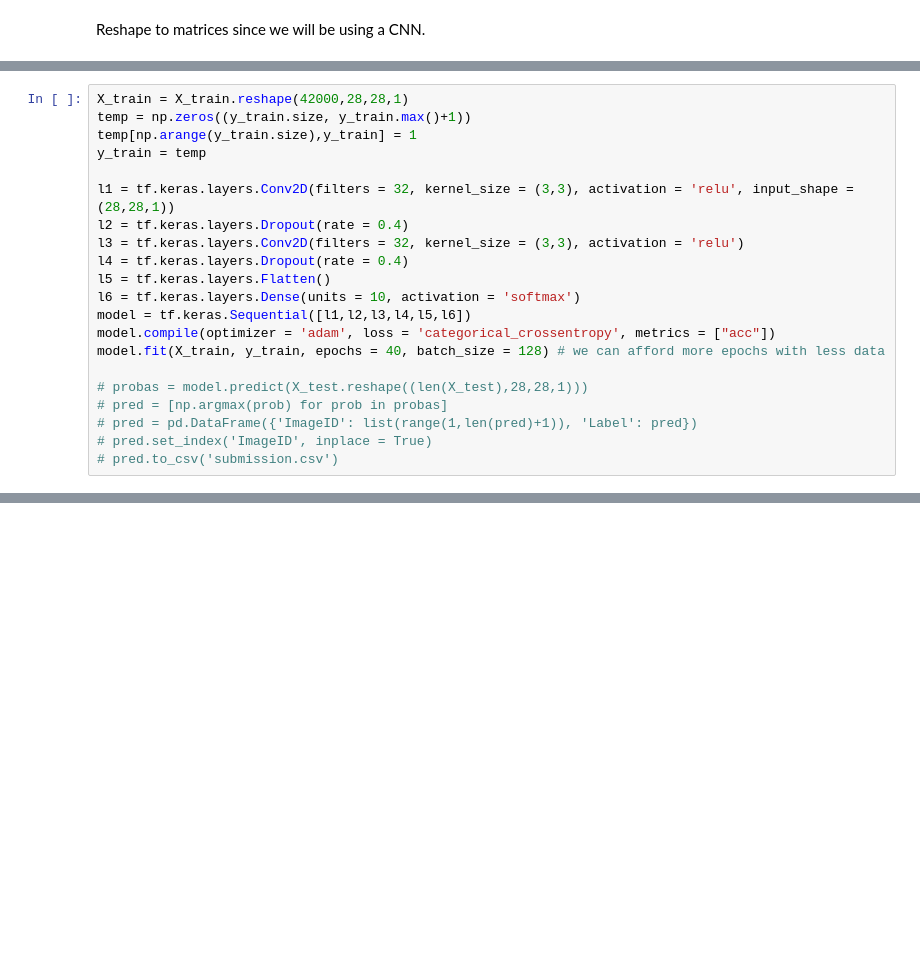
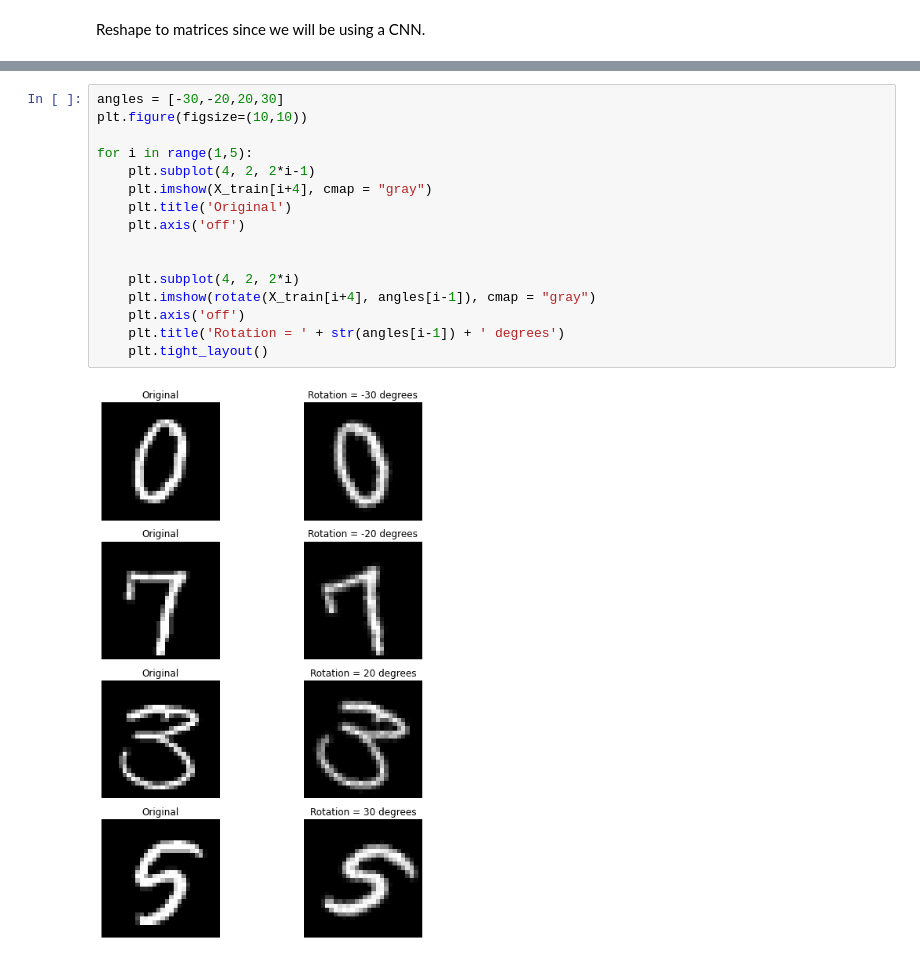
Before and after one commit to EricNeville/Kaggle-Digit-Recognizer, a Jupyter notebook: model.ipynb, the cells around one changed output, grey strips where cells are left out. Saved outputs shown, nothing was run; the diff lists cells and outputs as text; blank space fills up the shorter version.

Commit message:
Added sharpening, more complete comparisons of augmneted data vs original and ideas for where to go next

```diff
--- a/model.ipynb
+++ b/model.ipynb
@@ -191,21 +49,0 @@ Check if the data augmentation is making any improvement by using the same archi
-# %%
-X_train = X_train.reshape(42000,28,28,1)
-temp = np.zeros((y_train.size, y_train.max()+1))
-temp[np.arange(y_train.size),y_train] = 1
-y_train = temp
-
-l1 = tf.keras.layers.Conv2D(filters = 32, kernel_size = (3,3), activation = 'relu', input_shape = (28,28,1))
-l2 = tf.keras.layers.Dropout(rate = 0.4)
-l3 = tf.keras.layers.Conv2D(filters = 32, kernel_size = (3,3), activation = 'relu')
-l4 = tf.keras.layers.Dropout(rate = 0.4)
-l5 = tf.keras.layers.Flatten()
-l6 = tf.keras.layers.Dense(units = 10, activation = 'softmax')
-model = tf.keras.Sequential([l1,l2,l3,l4,l5,l6])
-model.compile(optimizer = 'adam', loss = 'categorical_crossentropy', metrics = ["acc"])
-model.fit(X_train, y_train, epochs = 40, batch_size = 128) # we can afford more epochs with less data
-
-# probas = model.predict(X_test.reshape((len(X_test),28,28,1)))
-# pred = [np.argmax(prob) for prob in probas]
-# pred = pd.DataFrame({'ImageID': list(range(1,len(pred)+1)), 'Label': pred})
-# pred.set_index('ImageID', inplace = True)
-# pred.to_csv('submission.csv')
@@ -300,0 +111,18 @@ Our previous best model used two convolutional layers with 32 filters and no dow
+# %%
+angles = [-30,-20,20,30]
+plt.figure(figsize=(10,10))
+
+for i in range(1,5):
+    plt.subplot(4, 2, 2*i-1)
+    plt.imshow(X_train[i+4], cmap = "gray")
+    plt.title('Original')
+    plt.axis('off')
+
+
+    plt.subplot(4, 2, 2*i)
+    plt.imshow(rotate(X_train[i+4], angles[i-1]), cmap = "gray")
+    plt.axis('off')
+    plt.title('Rotation = ' + str(angles[i-1]) + ' degrees')
+    plt.tight_layout()
+# %% [output]
+[figure, added]
```
Also changed, not shown: parts of 57 cells of this notebook, 1 other file.
